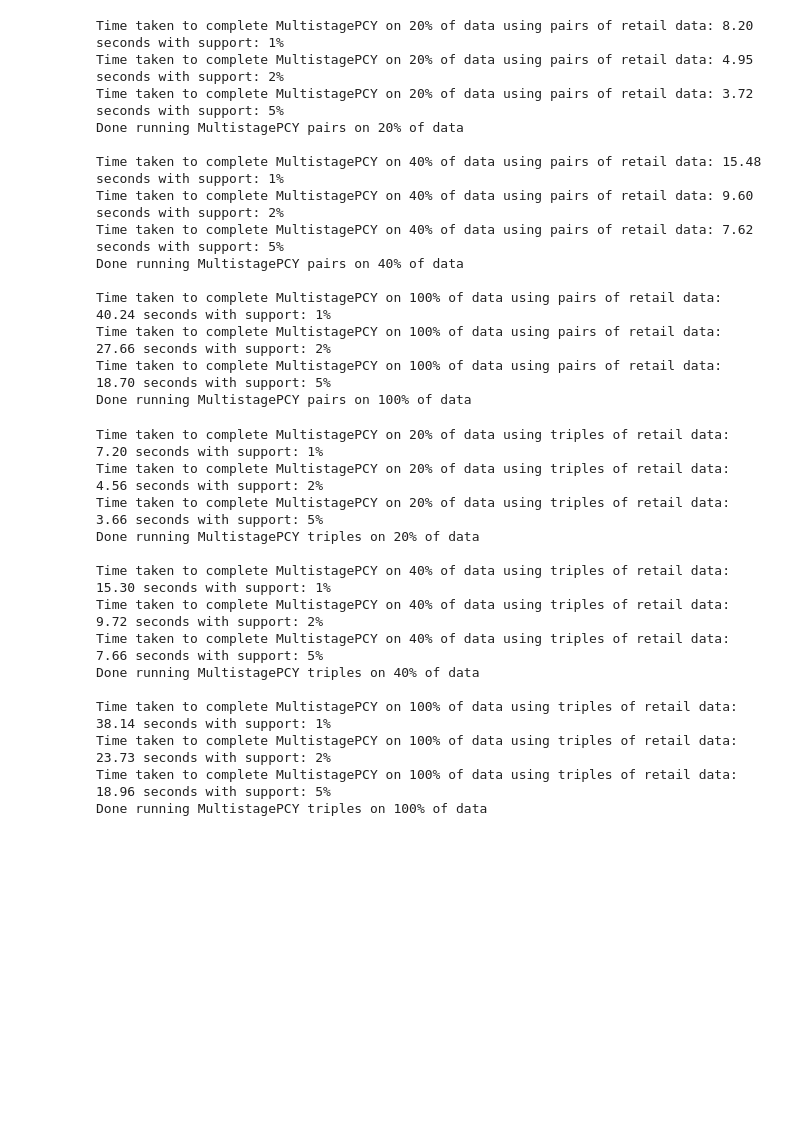
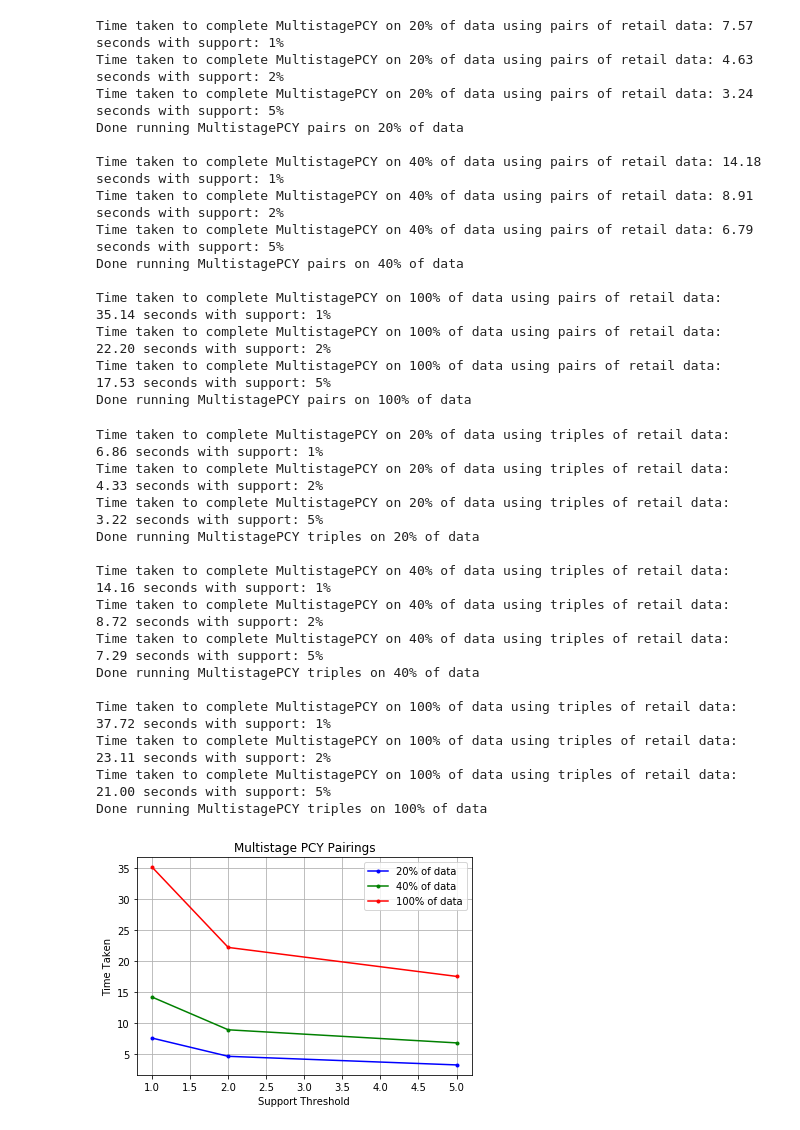
Before and after one commit to Squshy/Frequent-Pair-Data-Mining, a Jupyter notebook: multistage.ipynb, the cells around one changed output. Drawn from its saved outputs; the diff is of its cells as text; code cells hidden in the pictures; blank space fills up the shorter version.

```diff
--- a/multistage.ipynb
+++ b/multistage.ipynb
@@ -18,6 +19,7 @@ Time taken to read retail data: 0.21 seconds
 support_values = [0.01, 0.02, 0.05]
 split_data_values = [0.2, 0.4, 1]
 # %%
+multi_pair_timings = []
 # Perfom MultistagePCY on pairs of data for all support values and split data values
 for data_split in split_data_values:
     for support in support_values:
@@ -27,26 +29,28 @@ for data_split in split_data_values:
         s_t = time()    # Start Time
         occ, freq = MultistagePCY(data, support, 2)
         f_t = time()    # End Time
+        multi_pair_timings.append((f_t - s_t))
         PrintTimeInfo("MultistagePCY", (data_split * 100), (f_t - s_t), support, "pairs")
-        df = CreatePairDataFrame(occ, freq, len(data))
-        SaveDataFrameToHTMLFile(df, file_name)
+        #df = CreatePairDataFrame(occ, freq, len(data))
+        #SaveDataFrameToHTMLFile(df, file_name)
     print("Done running MultistagePCY pairs on %d%% of data" % (data_split * 100)+"\n")
 # %% [output]
-Time taken to complete MultistagePCY on 20% of data using pairs of retail data: 8.20 seconds with support: 1%
-Time taken to complete MultistagePCY on 20% of data using pairs of retail data: 4.95 seconds with support: 2%
-Time taken to complete MultistagePCY on 20% of data using pairs of retail data: 3.72 seconds with support: 5%
+Time taken to complete MultistagePCY on 20% of data using pairs of retail data: 7.57 seconds with support: 1%
+Time taken to complete MultistagePCY on 20% of data using pairs of retail data: 4.63 seconds with support: 2%
+Time taken to complete MultistagePCY on 20% of data using pairs of retail data: 3.24 seconds with support: 5%
 Done running MultistagePCY pairs on 20% of data
 
-Time taken to complete MultistagePCY on 40% of data using pairs of retail data: 15.48 seconds with support: 1%
-Time taken to complete MultistagePCY on 40% of data using pairs of retail data: 9.60 seconds with support: 2%
-Time taken to complete MultistagePCY on 40% of data using pairs of retail data: 7.62 seconds with support: 5%
+Time taken to complete MultistagePCY on 40% of data using pairs of retail data: 14.18 seconds with support: 1%
+Time taken to complete MultistagePCY on 40% of data using pairs of retail data: 8.91 seconds with support: 2%
+Time taken to complete MultistagePCY on 40% of data using pairs of retail data: 6.79 seconds with support: 5%
 Done running MultistagePCY pairs on 40% of data
 
-Time taken to complete MultistagePCY on 100% of data using pairs of retail data: 40.24 seconds with support: 1%
-Time taken to complete MultistagePCY on 100% of data using pairs of retail data: 27.66 seconds with support: 2%
-Time taken to complete MultistagePCY on 100% of data using pairs of retail data: 18.70 seconds with support: 5%
+Time taken to complete MultistagePCY on 100% of data using pairs of retail data: 35.14 seconds with support: 1%
+Time taken to complete MultistagePCY on 100% of data using pairs of retail data: 22.20 seconds with support: 2%
+Time taken to complete MultistagePCY on 100% of data using pairs of retail data: 17.53 seconds with support: 5%
 Done running MultistagePCY pairs on 100% of data
 # %%
+multi_triple_timings = []
 # Perfom MultistagePCY on triples of data for all support values and split data values
 for data_split in split_data_values:
     for support in support_values:
@@ -56,22 +60,27 @@ for data_split in split_data_values:
         s_t = time()    # Start Time
         freq = MultistagePCY(data, support, 3)
         f_t = time()    # End Time
+        multi_triple_timings.append((f_t - s_t))
         PrintTimeInfo("MultistagePCY", (data_split * 100), (f_t - s_t), support, "triples")
-        df = CreateTripleDataFrame(freq)
-        SaveDataFrameToHTMLFile(df, file_name)
+        #df = CreateTripleDataFrame(freq)
+        #SaveDataFrameToHTMLFile(df, file_name)
     print("Done running MultistagePCY triples on %d%% of data" % (data_split * 100)+"\n")
 # %% [output]
-Time taken to complete MultistagePCY on 20% of data using triples of retail data: 7.20 seconds with support: 1%
-Time taken to complete MultistagePCY on 20% of data using triples of retail data: 4.56 seconds with support: 2%
-Time taken to complete MultistagePCY on 20% of data using triples of retail data: 3.66 seconds with support: 5%
+Time taken to complete MultistagePCY on 20% of data using triples of retail data: 6.86 seconds with support: 1%
+Time taken to complete MultistagePCY on 20% of data using triples of retail data: 4.33 seconds with support: 2%
+Time taken to complete MultistagePCY on 20% of data using triples of retail data: 3.22 seconds with support: 5%
 Done running MultistagePCY triples on 20% of data
 
-Time taken to complete MultistagePCY on 40% of data using triples of retail data: 15.30 seconds with support: 1%
-Time taken to complete MultistagePCY on 40% of data using triples of retail data: 9.72 seconds with support: 2%
-Time taken to complete MultistagePCY on 40% of data using triples of retail data: 7.66 seconds with support: 5%
+Time taken to complete MultistagePCY on 40% of data using triples of retail data: 14.16 seconds with support: 1%
+Time taken to complete MultistagePCY on 40% of data using triples of retail data: 8.72 seconds with support: 2%
+Time taken to complete MultistagePCY on 40% of data using triples of retail data: 7.29 seconds with support: 5%
 Done running MultistagePCY triples on 40% of data
 
-Time taken to complete MultistagePCY on 100% of data using triples of retail data: 38.14 seconds with support: 1%
-Time taken to complete MultistagePCY on 100% of data using triples of retail data: 23.73 seconds with support: 2%
-Time taken to complete MultistagePCY on 100% of data using triples of retail data: 18.96 seconds with support: 5%
+Time taken to complete MultistagePCY on 100% of data using triples of retail data: 37.72 seconds with support: 1%
+Time taken to complete MultistagePCY on 100% of data using triples of retail data: 23.11 seconds with support: 2%
+Time taken to complete MultistagePCY on 100% of data using triples of retail data: 21.00 seconds with support: 5%
 Done running MultistagePCY triples on 100% of data
+# %%
+CreatePLPlot(multi_pair_timings, support_values, "Multistage PCY Pairings")
+# %% [output]
+[figure, added]
```
Also changed, not shown: parts of 3 cells of this notebook, 24 other files.
